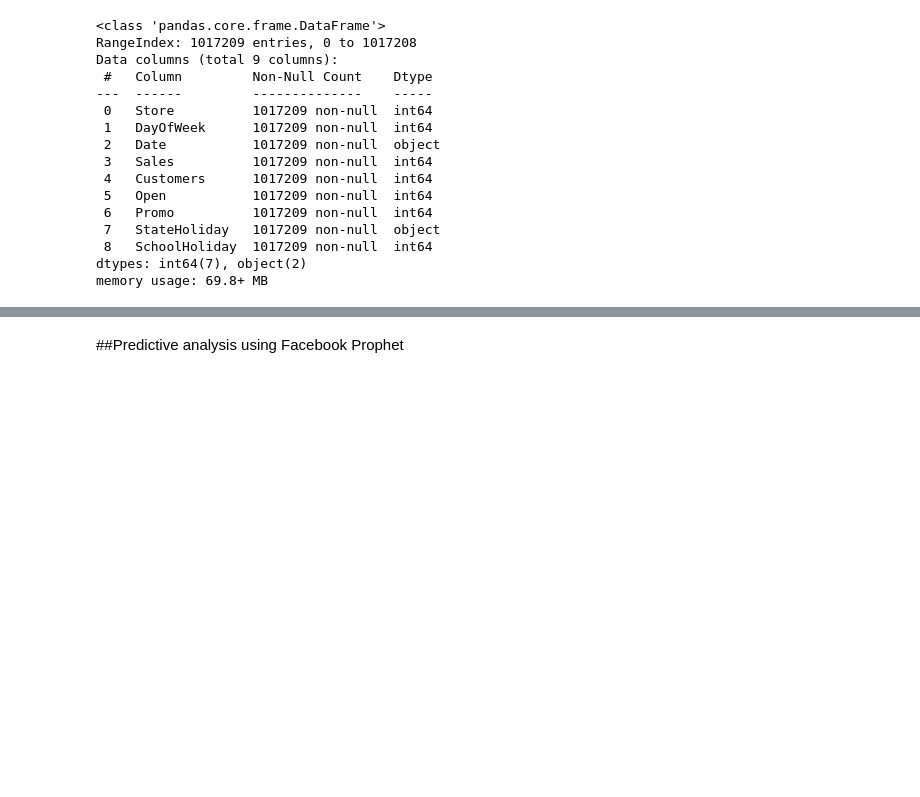
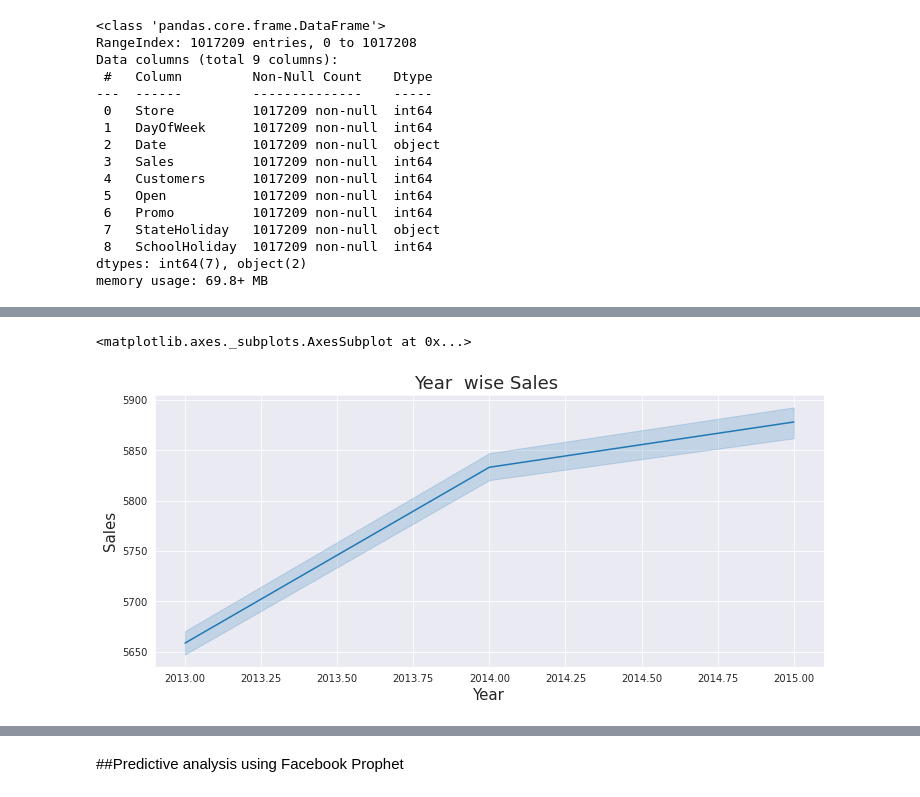
Before and after one commit to amanksharma23/Retail-sales-prediction-Supervised-ML-, a Jupyter notebook: Copy_of_Rossmann_Sales_Prediction_Capstone_Project.ipynb, the cells around one changed output, grey strips where cells are left out. Cells and saved outputs as stored; diff of their text form; code cells hidden in the pictures; blank space fills up the shorter version.

```diff
--- a/Copy_of_Rossmann_Sales_Prediction_Capstone_Project.ipynb
+++ b/Copy_of_Rossmann_Sales_Prediction_Capstone_Project.ipynb
@@ -181,0 +218,10 @@ sns.lineplot(x='CompetitionDistance', y='Sales', data = sales_vs_comp)
+# %%
+sns.set_style(style= 'darkgrid')
+plt.figure(figsize=(12,5))
+plt.title("Year  wise Sales ", fontsize = 18)
+plt.ylabel("Sales",fontsize = 15)
+plt.xlabel("Year",fontsize = 15)
+sns.lineplot(x='Year', y='Sales', data = sales)
+# %% [output]
+<matplotlib.axes._subplots.AxesSubplot at 0x...>
+[figure, added]
```
Also changed, not shown: parts of 23 cells of this notebook.
